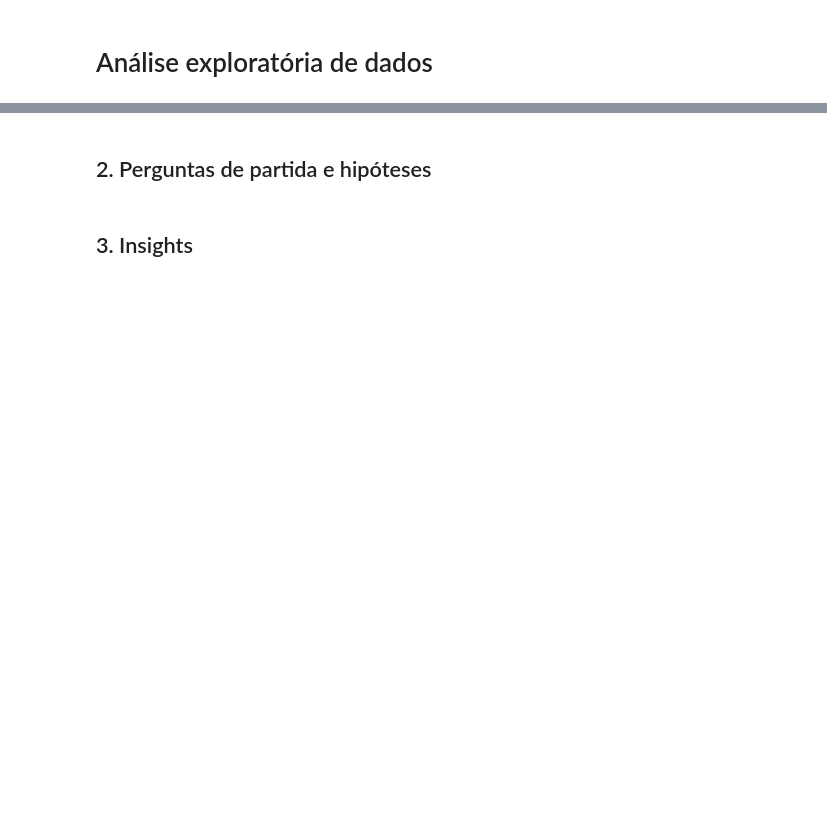
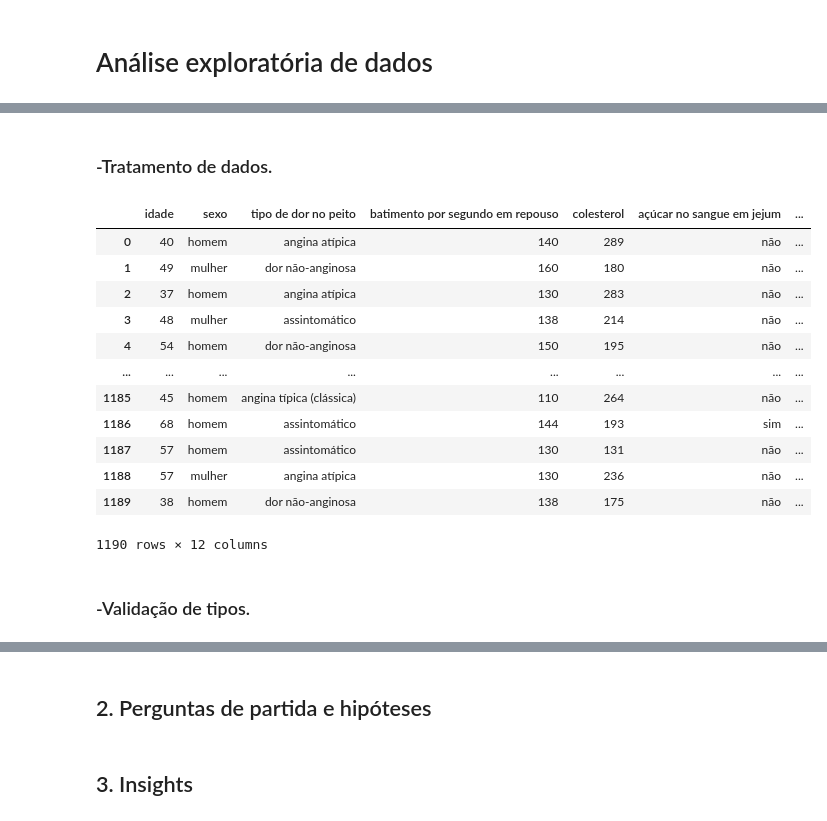
Before and after one commit to atlantico-academy/equipe8-2024.3, a Jupyter notebook: notebooks/01-exploratory_data_analysis.ipynb, the cells around one changed output, grey strips where cells are left out. Drawn from its saved outputs; the diff is of its cells as text; code cells hidden in the pictures; blank space fills up the shorter version.

```diff
--- a/notebooks/01-exploratory_data_analysis.ipynb
+++ b/notebooks/01-exploratory_data_analysis.ipynb
@@ -61,0 +72,71 @@ df
+# %% [markdown]
+### -Tratamento de dados.
+# %%
+## Mudando nome de colunas.
+df.rename(columns = {
+            "age" : "idade",
+            "sex" : "sexo",
+            "chest pain type" : "tipo de dor no peito",
+            "resting bp s" : "batimento por segundo em repouso",
+            "cholesterol" : "colesterol",
+            "fasting blood sugar" : "açúcar no sangue em jejum",
+            "resting ecg" : "ECG em repouso",
+            "max heart rate" : "taxa de batimentos máxima",
+            "exercise angina" : "angina em exercício",
+            "oldpeak" : "depressão do segmento ST",
+            "ST slope" : "inclinação do segmento ST",
+            "target" : "alvo"
+            }, inplace = True)
+
+## Substituindo valores com replace.
+df.replace({'sexo':{
+            0: 'mulher',
+            1: 'homem'
+            }}, inplace = True)
+df.replace({'tipo de dor no peito':{
+            1: 'angina típica (clássica)',
+            2: 'angina atípica',
+            3: 'dor não-anginosa',
+            4: 'assintomático'
+            }}, inplace = True)
+df.replace({'açúcar no sangue em jejum':{
+            0: 'não',
+            1: 'sim'
+            }}, inplace = True)
+df.replace({'ECG em repouso':{
+            0: 'normal',
+            1: 'anormalidade de onda ST-T',
+            2: 'hipertrofia ventrícular esquerda provável (LVH)'
+            }}, inplace = True)
+df.replace({'angina em exercício':{
+            0: 'não',
+            1: 'sim'
+            }}, inplace = True)
+df.replace({'inclinação do segmento ST':{
+            1: 'cima',
+            2: 'plano',
+            3: 'baixo'
+            }}, inplace = True)
+df.replace({'inclinação do segmento ST':{
+            0: 'não-cardíaco',
+            1: 'cardíaco'
+            }}, inplace = True)
+
+## Validação do DataFrame.
+display(df)
+# %% [output]
+|  | idade | sexo | tipo de dor no peito | batimento por segundo em repouso | colesterol | açúcar no sangue em jejum | ... |
+| 0 | 40 | homem | angina atípica | 140 | 289 | não | ... |
+| 1 | 49 | mulher | dor não-anginosa | 160 | 180 | não | ... |
+| 2 | 37 | homem | angina atípica | 130 | 283 | não | ... |
+| 3 | 48 | mulher | assintomático | 138 | 214 | não | ... |
+| 4 | 54 | homem | dor não-anginosa | 150 | 195 | não | ... |
+| ... | ... | ... | ... | ... | ... | ... | ... |
+| 1185 | 45 | homem | angina típica (clássica) | 110 | 264 | não | ... |
+| 1186 | 68 | homem | assintomático | 144 | 193 | sim | ... |
+| 1187 | 57 | homem | assintomático | 130 | 131 | não | ... |
+| 1188 | 57 | mulher | angina atípica | 130 | 236 | não | ... |
+| 1189 | 38 | homem | dor não-anginosa | 138 | 175 | não | ... |
+1190 rows × 12 columns
+# %% [markdown]
+### -Validação de tipos.
```
Also changed, not shown: parts of 16 cells of this notebook, 1 other file.
